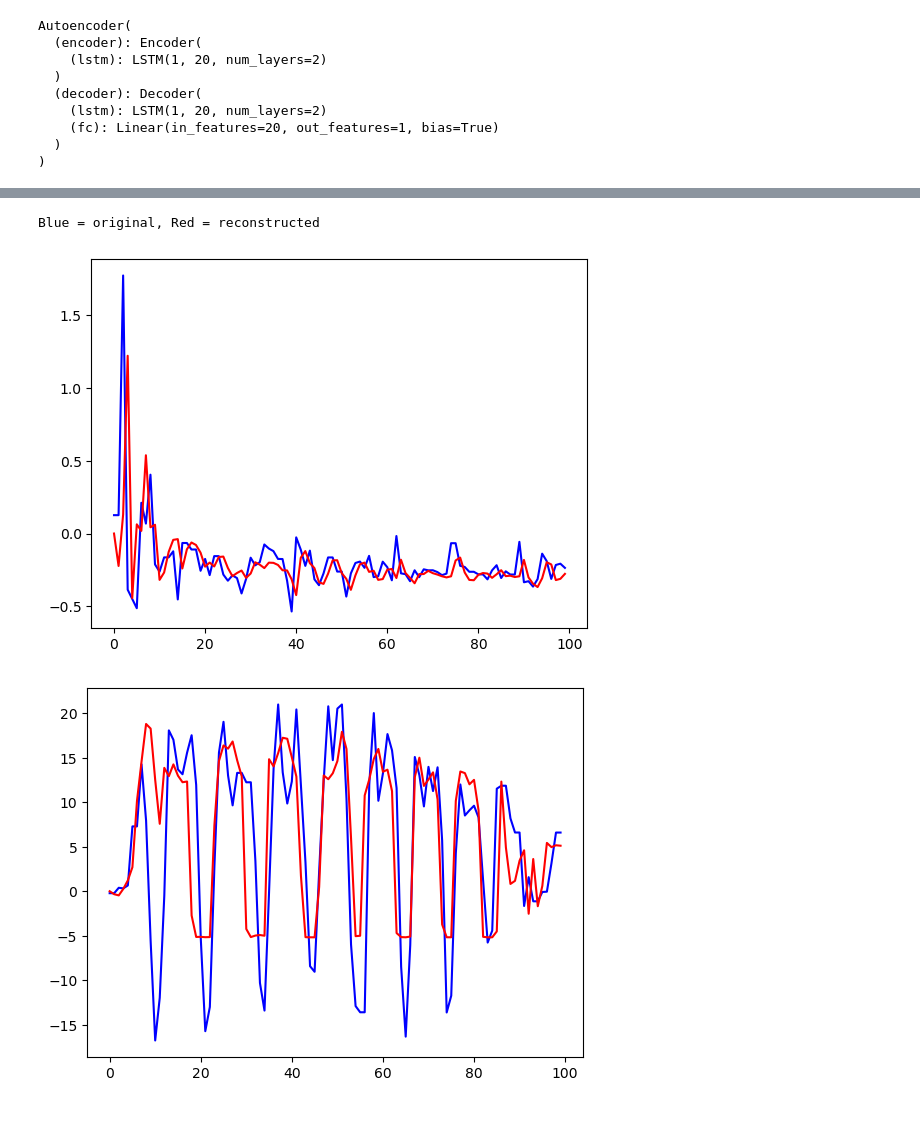
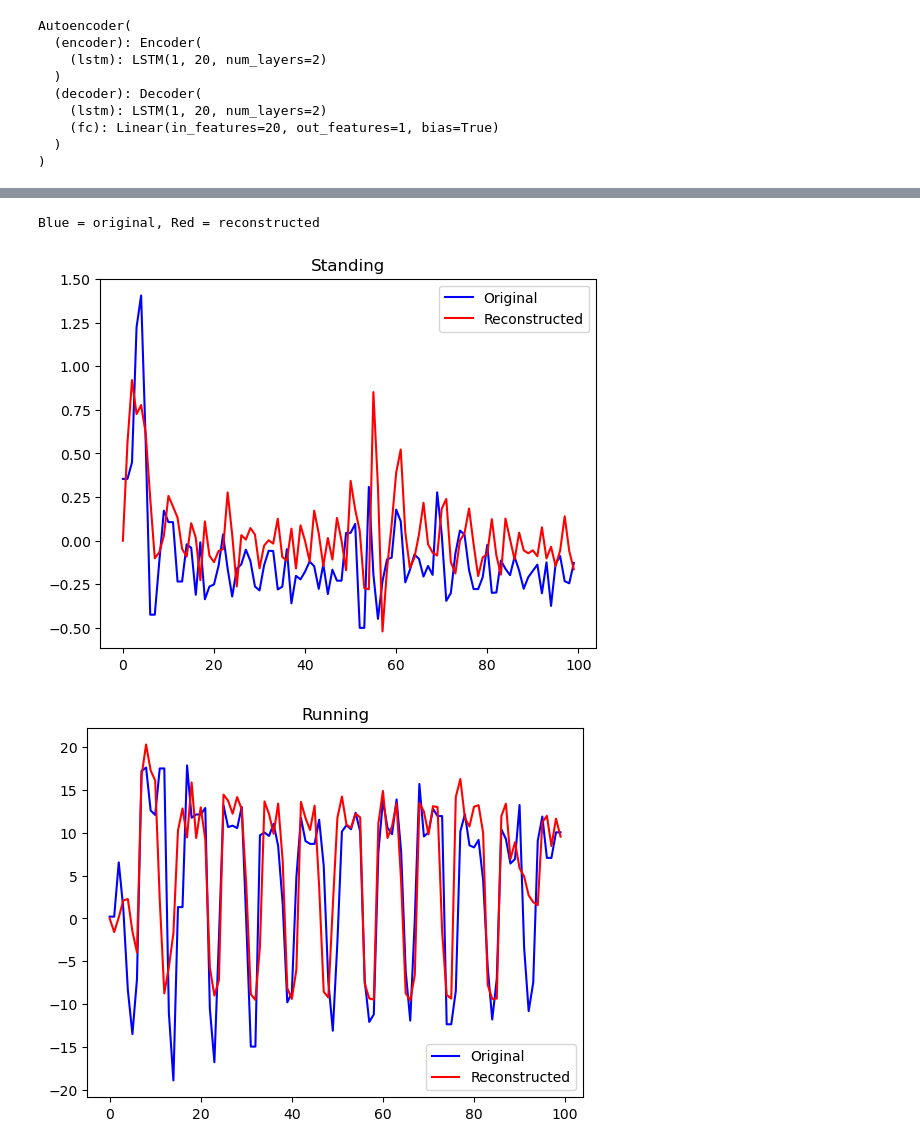
Before and after one commit to abbasilab/MMPL, a Jupyter notebook: notebooks/lstm_autoencoder.ipynb, the cells around one changed output, grey strips where cells are left out. Cells and saved outputs as stored; diff of their text form; code cells hidden in the pictures; blank space fills up the shorter version.

```diff
--- a/notebooks/lstm_autoencoder.ipynb
+++ b/notebooks/lstm_autoencoder.ipynb
@@ -69,10 +69,11 @@ class Decoder(nn.Module):
         return prediction, hidden, cell
 # %%
 class Autoencoder(nn.Module):
-    def __init__(self, seq_len, input_size, hidden_size, num_layers, dropout):
+    def __init__(self, seq_len, input_size, hidden_size, num_layers, dropout, tf_ratio=1.0):
         super().__init__()
 
         self.seq_len = seq_len
+        self.tf_ratio = tf_ratio
 
         self.encoder = Encoder(input_size, hidden_size, num_layers, dropout)
         self.decoder = Decoder(input_size, hidden_size, num_layers, dropout)
@@ -99,7 +100,8 @@ class Autoencoder(nn.Module):
             # cell: (num_layers, batch_size, hidden_size)
             outputs[t] = output
 
-            input = x[t]
+            teacher_force = random.random() < self.tf_ratio
+            input = x[t] if teacher_force else output.squeeze(0)
         return outputs
 # %%
 autoencoder = Autoencoder(100, 1, 20, 2, 0)
@@ -120,7 +122,7 @@ Autoencoder(
   )
 )
 # %%
-epochs = 500
+epochs = 1000
 opt = torch.optim.Adam(autoencoder.parameters(), lr=0.01)
 sched = torch.optim.lr_scheduler.ExponentialLR(opt, 0.999)
 criterion = nn.MSELoss()
@@ -211,40 +222,49 @@ for data_matrix, labels in data_load:
     with torch.no_grad():
         output = autoencoder(accel_x)
         print("Blue = original, Red = reconstructed")
         plt.figure()
         index = random.randint(0, 9)
         p1 = accel_x[:, index, :].squeeze()
         p2 = output[:, index, :]
 
-        plt.plot(p1, c='b')
-        plt.plot(p2, c='r')
+        plt.title("Standing")
+        plt.plot(p1, c='b', label="Original")
+        plt.plot(p2, c='r', label="Reconstructed")
+        plt.legend()
 
         plt.figure()
         index = random.randint(10, 19)
         p1 = accel_x[:, index, :].squeeze()
         p2 = output[:, index, :]
 
-        plt.plot(p1, c='b')
-        plt.plot(p2, c='r')
+        plt.title("Running")
+        plt.plot(p1, c='b', label="Original")
+        plt.plot(p2, c='r', label="Reconstructed")
+        plt.legend()
 
         plt.figure()
         index = random.randint(20, 29)
         p1 = accel_x[:, index, :].squeeze()
         p2 = output[:, index, :]
 
-        plt.plot(p1, c='b')
-        plt.plot(p2, c='r')
+        plt.title("Walking")
+        plt.plot(p1, c='b', label="Original")
+        plt.plot(p2, c='r', label="Reconstructed")
+        plt.legend()
 
         plt.figure()
         index = random.randint(30, 39)
         p1 = accel_x[:, index, :].squeeze()
         p2 = output[:, index, :]
 
-        plt.plot(p1, c='b')
-        plt.plot(p2, c='r')
+
+        plt.title("Badminton")
+        plt.plot(p1, c='b', label="Original")
+        plt.plot(p2, c='r', label="Reconstructed")
+        plt.legend()
 
         plt.show()
 # %% [output]
 Blue = original, Red = reconstructed
-[figure, old version]
+[figure, new version]
-[figure, old version]
+[figure, new version]
```
Also changed, not shown: parts of 3 cells of this notebook, 1 other file.
